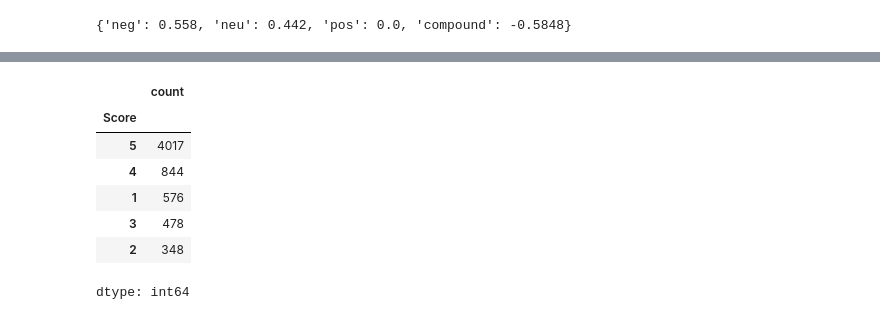
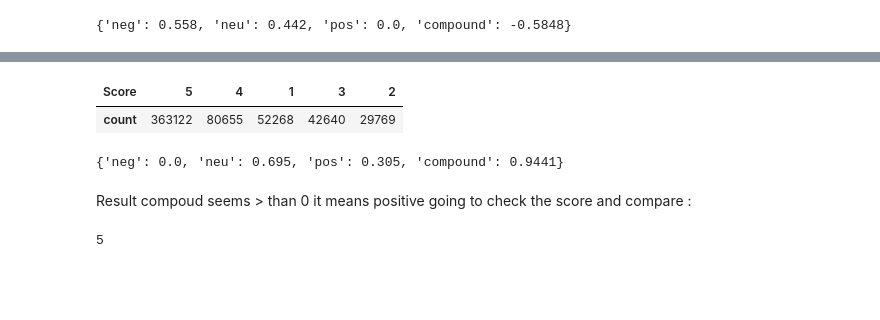
Before and after one commit to houimliraed/amazon_review_classification, a Jupyter notebook: amazon_review_classification.ipynb, the cells around one changed output, grey strips where cells are left out. Cells and saved outputs as stored; diff of their text form; code cells hidden in the pictures; blank space fills up the shorter version.

Commit message:
compared actual vs predicted values

```diff
--- a/amazon_review_classification.ipynb
+++ b/amazon_review_classification.ipynb
@@ -30,6 +33,7 @@ sen_analayzer.polarity_scores(test_text2)
 # %% [output]
 {'neg': 0.558, 'neu': 0.442, 'pos': 0.0, 'compound': -0.5848}
 # %%
-product = pd.read_csv('/content/sample_data/Amazon_reviews.csv')
+product = pd.read_csv('/content/drive/MyDrive/csv/Amazon_reviews.csv')
 product.head()
+product.shape
 # %% [output]
@@ -58,12 +50,13 @@ DataFrame after cleaning (removed columns with missing data):
 # Drop columns with any missing values
 df_cleaned = product.dropna(axis=1, how='any')
 # Remove duplicate rows
-df_cleaned = product.drop_duplicates()
+df_cleaned = df_cleaned.drop_duplicates()
 # Convert non-numeric values in 'Score' to NaN and then fill missing values with the mean
-df_cleaned['Score'] = pd.to_numeric(product['Score'], errors='coerce')  # Convert to numeric, invalid parsing becomes NaN
+df_cleaned['Score'] = pd.to_numeric(df_cleaned['Score'], errors='coerce')  # Convert to numeric, invalid parsing becomes NaN
 df_cleaned['Score'] = df_cleaned['Score'].fillna(df_cleaned['Score'].mean())  # Fill NaN values with the mean
 
 print("\nDataFrame after cleaning (removed columns with missing data):")
 df_cleaned.head()
+df_cleaned.shape
 # %% [output]
 DataFrame after cleaning (removed columns with missing data):
@@ -76,12 +64,18 @@ DataFrame after cleaning (removed columns with missing data):
 # %%
 # due to this anything less than 3 would be a negative review , just for testing and comparing
-df_cleaned['Score'].value_counts()
+df_cleaned['Score'].value_counts().to_frame().T
 # %% [output]
-|  | count |
-| Score |  |
-| 5 | 4017 |
-| 4 | 844 |
-| 1 | 576 |
-| 3 | 478 |
-| 2 | 348 |
+| Score | 5 | 4 | 1 | 3 | 2 |
+| count | 363122 | 80655 | 52268 | 42640 | 29769 |
-dtype: int64
+# %%
+#applying the nltk sentiment analsis to the first review test
+sen_analayzer.polarity_scores(df_cleaned.loc[0]['Text'])
+# %% [output]
+{'neg': 0.0, 'neu': 0.695, 'pos': 0.305, 'compound': 0.9441}
+# %% [markdown]
+Result compoud seems > than 0 it means positive
+going to check the score and compare :
+# %%
+print(df_cleaned.loc[0]['Score'])
+# %% [output]
+5
```
Also changed, not shown: parts of 13 cells of this notebook.
